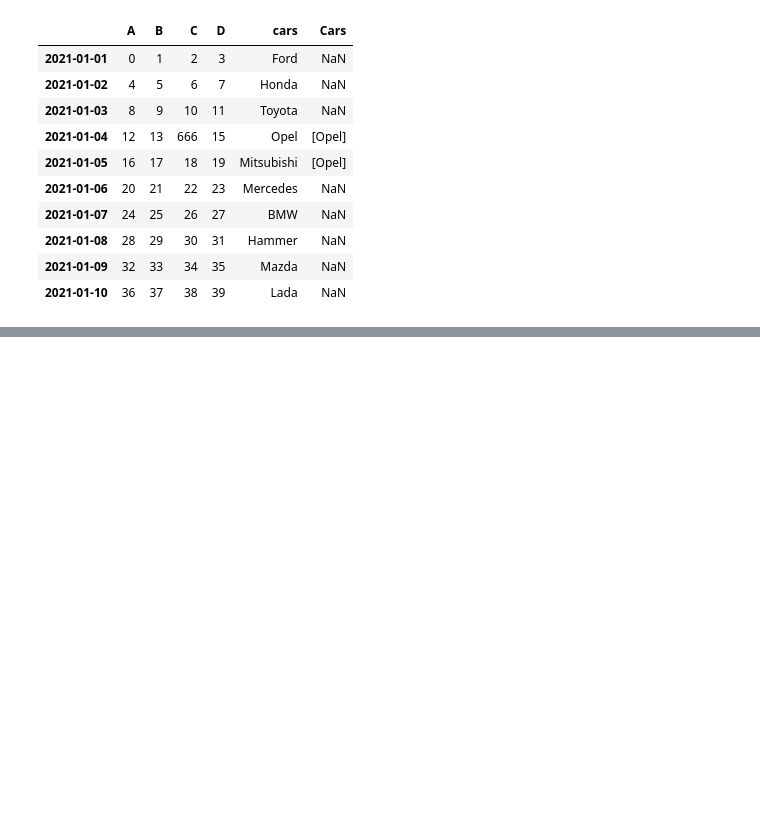
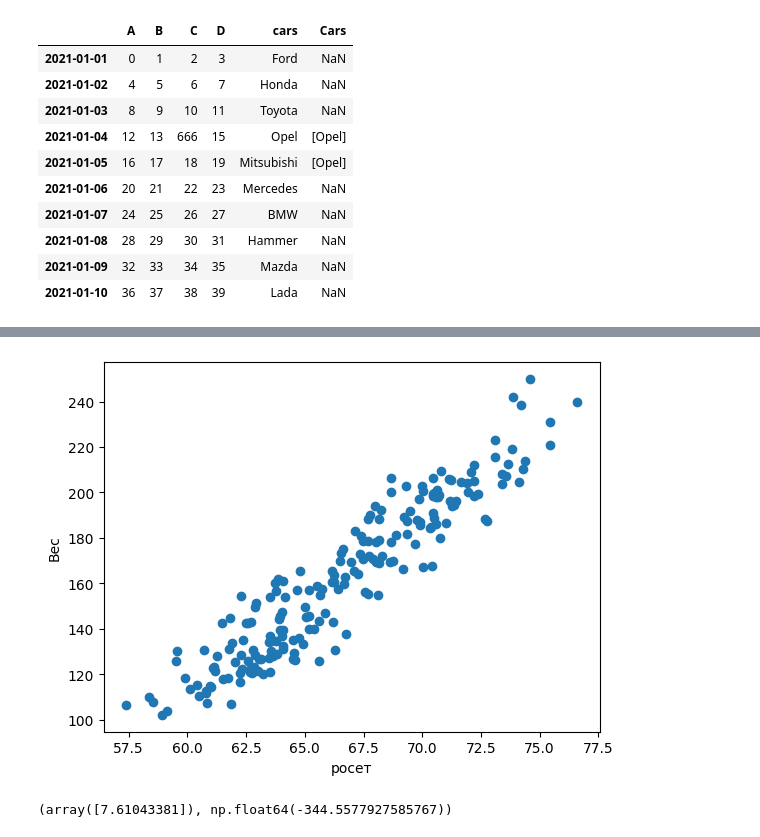
Before and after one commit to ainos007/SQL, a Jupyter notebook: Untitled0.ipynb, the cells around one changed output, grey strips where cells are left out. Saved outputs shown, nothing was run; the diff lists cells and outputs as text; code cells hidden in the pictures; blank space fills up the shorter version.

```diff
--- a/Untitled0.ipynb
+++ b/Untitled0.ipynb
@@ -243,0 +296,20 @@ ave_df_cars
+# %%
+x = df[['Height']]
+y = df['Weight']
+# %%
+import matplotlib.pyplot as plt
+plt.scatter(x,y)
+plt.xlabel("росет")
+plt.ylabel("Вес")
+plt.show()
+# %% [output]
+[figure, added]
+# %%
+from sklearn.linear_model import LinearRegression
+model = LinearRegression()
+model.fit(x,y)
+w=model.coef_
+b=model.intercept_
+w,b
+# %% [output]
+(array([7.61043381]), np.float64(-344.5577927585767))
```
Also changed, not shown: parts of 17 cells of this notebook.
